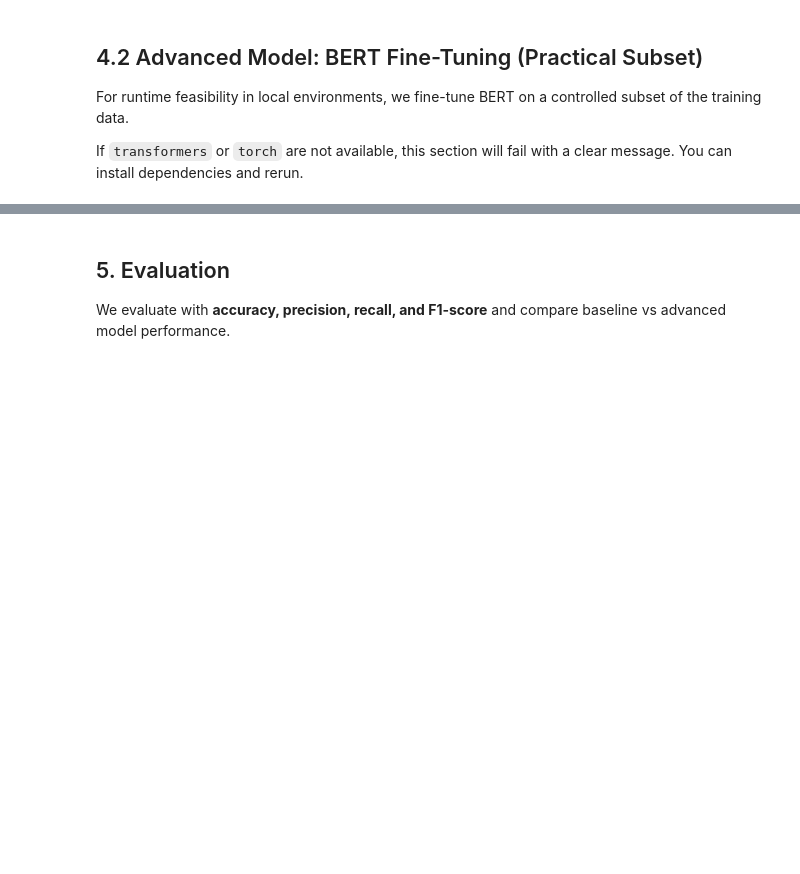
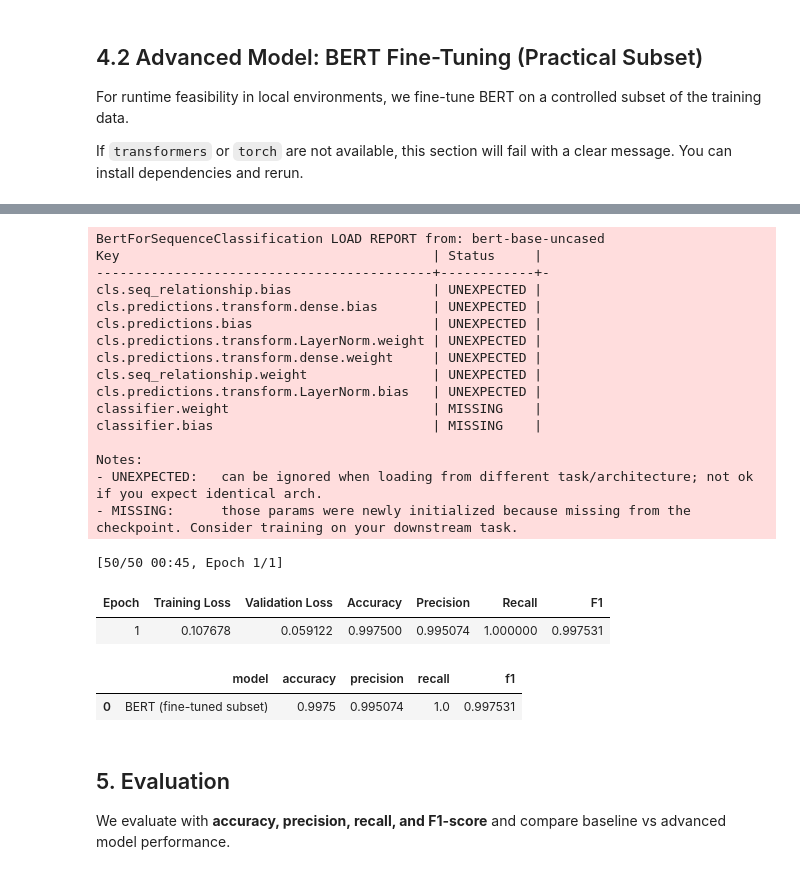
Before and after one commit to darielgu/561-final, a Jupyter notebook: AI_Human_Writing_Detection_Project.ipynb, the cells around one changed output, grey strips where cells are left out. Drawn from its saved outputs; the diff is of its cells as text; code cells hidden in the pictures; blank space fills up the shorter version.

```diff
--- a/AI_Human_Writing_Detection_Project.ipynb
+++ b/AI_Human_Writing_Detection_Project.ipynb
@@ -241,16 +284,32 @@ class TextDataset(torch.utils.data.Dataset):
         return len(self.labels)
 
 
-BERT_TRAIN_SAMPLES = min(3000, len(X_train_raw))
-BERT_TEST_SAMPLES = min(1000, len(X_test_raw))
-MAX_LEN = 256
+BERT_TRAIN_SAMPLES = min(800, len(X_train_raw))
+BERT_TEST_SAMPLES = min(400, len(X_test_raw))
+MAX_LEN = 128
 
-bert_train_df = pd.DataFrame({'text': X_train_raw.values, 'label': y_train.values}).sample(
-    n=BERT_TRAIN_SAMPLES, random_state=SEED, stratify=y_train.values
-)
-bert_test_df = pd.DataFrame({'text': X_test_raw.values, 'label': y_test.values}).sample(
-    n=BERT_TEST_SAMPLES, random_state=SEED, stratify=y_test.values
-)
+train_pool = pd.DataFrame({'text': X_train_raw.values, 'label': y_train.values})
+test_pool = pd.DataFrame({'text': X_test_raw.values, 'label': y_test.values})
+
+if BERT_TRAIN_SAMPLES < len(train_pool):
+    bert_train_df, _ = train_test_split(
+        train_pool,
+        train_size=BERT_TRAIN_SAMPLES,
+        random_state=SEED,
+        stratify=train_pool['label'],
+    )
+else:
+    bert_train_df = train_pool
+
+if BERT_TEST_SAMPLES < len(test_pool):
+    bert_test_df, _ = train_test_split(
+        test_pool,
+        train_size=BERT_TEST_SAMPLES,
+        random_state=SEED,
+        stratify=test_pool['label'],
+    )
+else:
+    bert_test_df = test_pool
 
 print(f'BERT train subset: {len(bert_train_df)} | test subset: {len(bert_test_df)}')
 
@@ -277,15 +336,13 @@ bert_model = BertForSequenceClassification.from_pretrained('bert-base-uncased',
 
 training_args = TrainingArguments(
     output_dir='artifacts/bert_outputs',
-    num_train_epochs=2,
-    per_device_train_batch_size=8,
-    per_device_eval_batch_size=16,
+    num_train_epochs=1,
+    per_device_train_batch_size=16,
+    per_device_eval_batch_size=32,
     learning_rate=2e-5,
     weight_decay=0.01,
     eval_strategy='epoch',
-    save_strategy='epoch',
-    load_best_model_at_end=True,
-    metric_for_best_model='accuracy',
+    save_strategy='no',
     logging_steps=25,
     report_to='none',
     seed=SEED,
@@ -300,12 +357,17 @@ trainer = Trainer(
 )
 
 trainer.train()
-bert_eval = trainer.evaluate()
+
+# Pull the last evaluation metrics recorded during training.
+eval_logs = [log for log in trainer.state.log_history if 'eval_accuracy' in log]
+last_eval = eval_logs[-1] if eval_logs else {}
+
 bert_metrics = {
     'model': 'BERT (fine-tuned subset)',
-    'accuracy': float(bert_eval.get('eval_accuracy', np.nan)),
-    'precision': float(bert_eval.get('eval_precision', np.nan)),
-    'recall': float(bert_eval.get('eval_recall', np.nan)),
-    'f1': float(bert_eval.get('eval_f1', np.nan)),
+    'accuracy': float(last_eval.get('eval_accuracy', np.nan)),
+    'precision': float(last_eval.get('eval_precision', np.nan)),
+    'recall': float(last_eval.get('eval_recall', np.nan)),
+    'f1': float(last_eval.get('eval_f1', np.nan)),
 }
 pd.DataFrame([bert_metrics])
+# %% [output]
@@ -312,3 +376,24 @@ pd.DataFrame([bert_metrics])
+BertForSequenceClassification LOAD REPORT from: bert-base-uncased
+Key                                        | Status     |
+-------------------------------------------+------------+-
+cls.seq_relationship.bias                  | UNEXPECTED |
+cls.predictions.transform.dense.bias       | UNEXPECTED |
+cls.predictions.bias                       | UNEXPECTED |
+cls.predictions.transform.LayerNorm.weight | UNEXPECTED |
+cls.predictions.transform.dense.weight     | UNEXPECTED |
+cls.seq_relationship.weight                | UNEXPECTED |
+cls.predictions.transform.LayerNorm.bias   | UNEXPECTED |
+classifier.weight                          | MISSING    |
+classifier.bias                            | MISSING    |
+
+Notes:
+- UNEXPECTED:   can be ignored when loading from different task/architecture; not ok if you expect identical arch.
+- MISSING:      those params were newly initialized because missing from the checkpoint. Consider training on your downstream task.
+[50/50 00:45, Epoch 1/1]
+| Epoch | Training Loss | Validation Loss | Accuracy | Precision | Recall | F1 |
+| 1 | 0.107678 | 0.059122 | 0.997500 | 0.995074 | 1.000000 | 0.997531 |
+|  | model | accuracy | precision | recall | f1 |
+| 0 | BERT (fine-tuned subset) | 0.9975 | 0.995074 | 1.0 | 0.997531 |
 # %% [markdown]
 ## 5. Evaluation
 We evaluate with **accuracy, precision, recall, and F1-score** and compare baseline vs advanced model performance.
```
Also changed, not shown: parts of 7 cells of this notebook.
